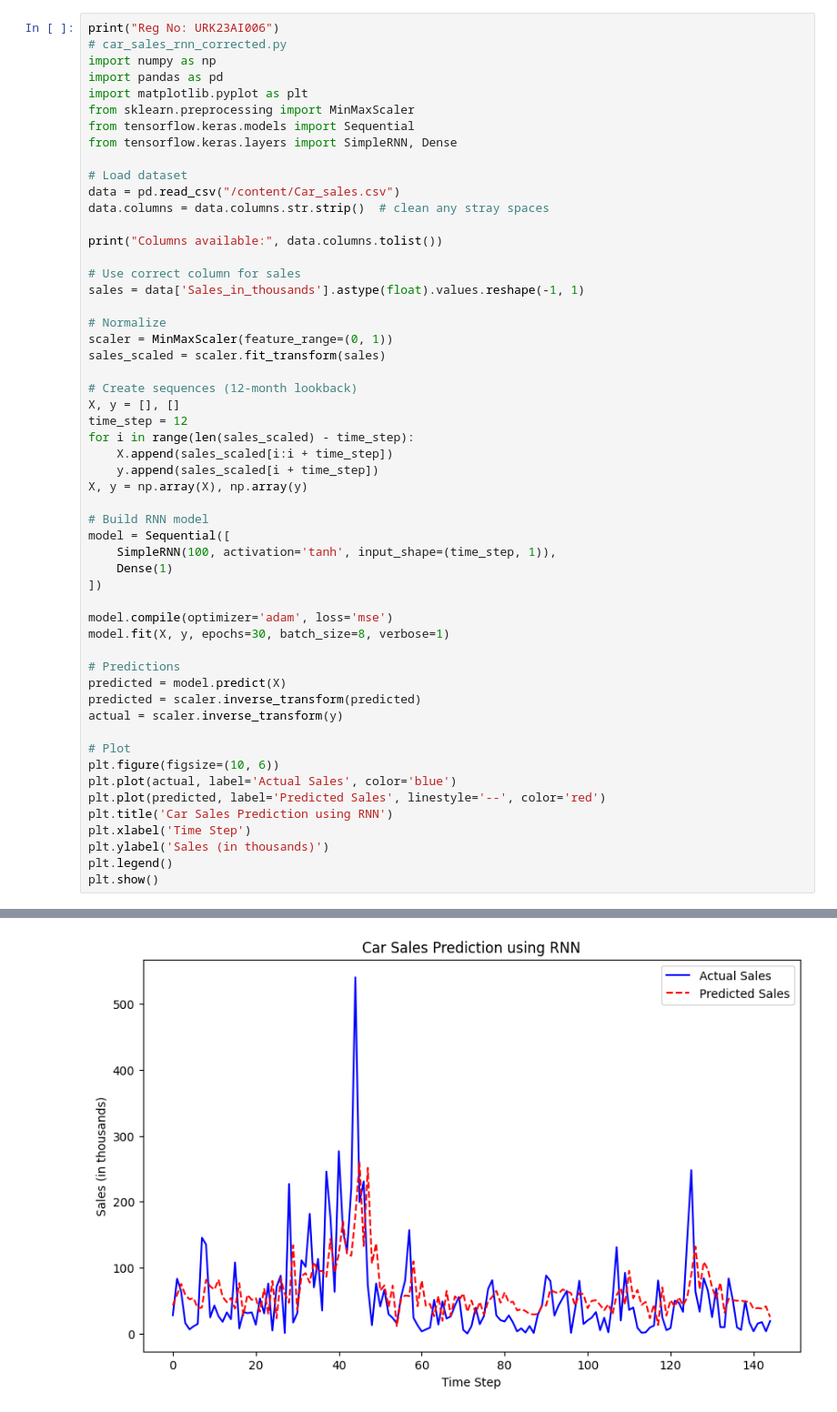
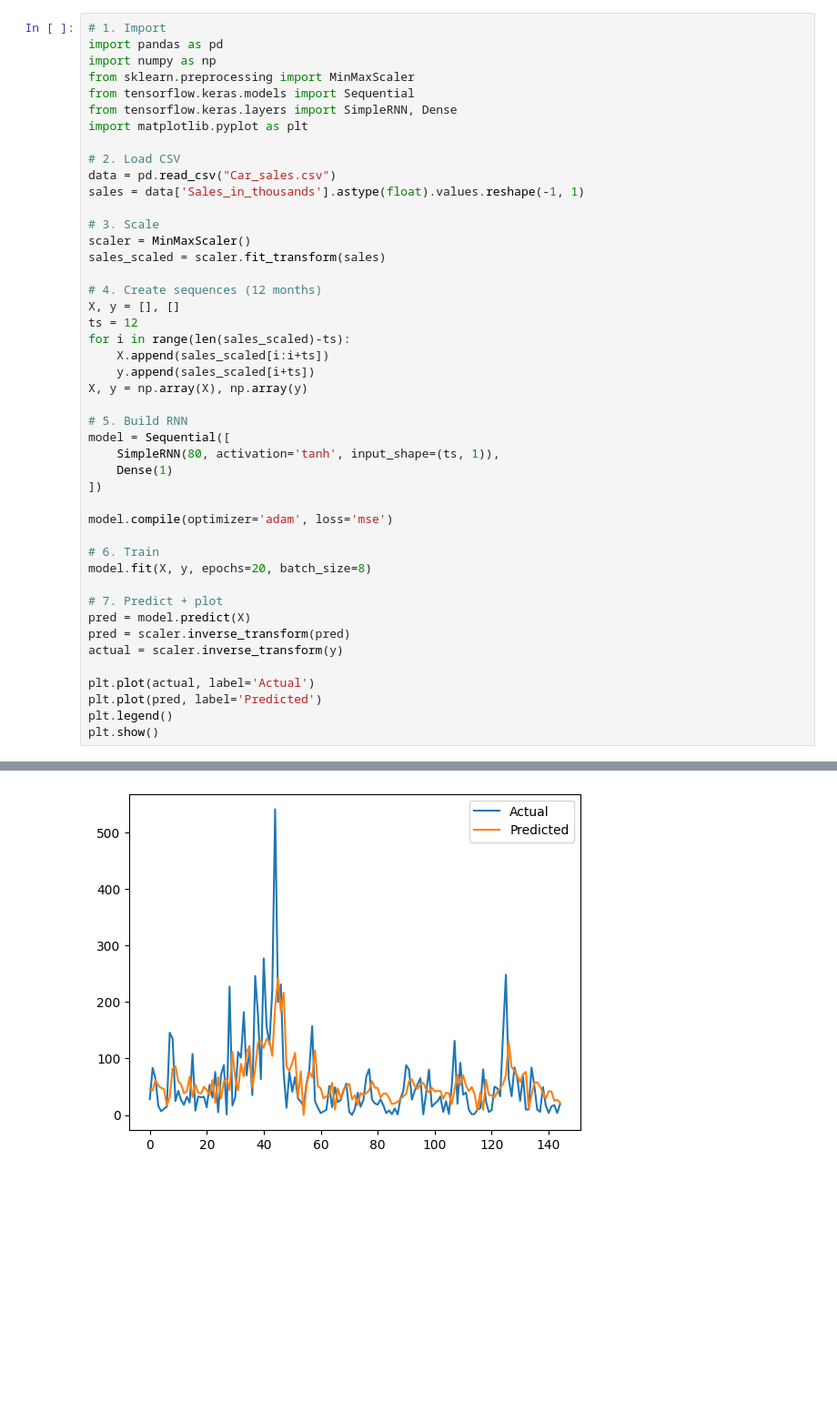
Before and after one commit to MSG-Mutual-Support-to-Grow/Deep_Learning_Lab, a Jupyter notebook: DL_EX5.ipynb, the cells around one changed output, grey strips where cells are left out. Shown: that part at 91% size. Cells and saved outputs as stored; diff of their text form; blank space fills up the shorter version.

```diff
--- a/DL_EX5.ipynb
+++ b/DL_EX5.ipynb
@@ -79,55 +48,46 @@ Epoch 20/20
 # %%
-print("Reg No: URK23AI006")
-# car_sales_rnn_corrected.py
+# 1. Import
+import pandas as pd
 import numpy as np
-import pandas as pd
-import matplotlib.pyplot as plt
 from sklearn.preprocessing import MinMaxScaler
 from tensorflow.keras.models import Sequential
 from tensorflow.keras.layers import SimpleRNN, Dense
+import matplotlib.pyplot as plt
 
-# Load dataset
-data = pd.read_csv("/content/Car_sales.csv")
-data.columns = data.columns.str.strip()  # clean any stray spaces
-
-print("Columns available:", data.columns.tolist())
-
-# Use correct column for sales
+# 2. Load CSV
+data = pd.read_csv("Car_sales.csv")
 sales = data['Sales_in_thousands'].astype(float).values.reshape(-1, 1)
 
-# Normalize
-scaler = MinMaxScaler(feature_range=(0, 1))
+# 3. Scale
+scaler = MinMaxScaler()
 sales_scaled = scaler.fit_transform(sales)
 
-# Create sequences (12-month lookback)
+# 4. Create sequences (12 months)
 X, y = [], []
-time_step = 12
-for i in range(len(sales_scaled) - time_step):
-    X.append(sales_scaled[i:i + time_step])
-    y.append(sales_scaled[i + time_step])
+ts = 12
+for i in range(len(sales_scaled)-ts):
+    X.append(sales_scaled[i:i+ts])
+    y.append(sales_scaled[i+ts])
 X, y = np.array(X), np.array(y)
 
-# Build RNN model
+# 5. Build RNN
 model = Sequential([
-    SimpleRNN(100, activation='tanh', input_shape=(time_step, 1)),
+    SimpleRNN(80, activation='tanh', input_shape=(ts, 1)),
     Dense(1)
 ])
 
 model.compile(optimizer='adam', loss='mse')
-model.fit(X, y, epochs=30, batch_size=8, verbose=1)
 
-# Predictions
-predicted = model.predict(X)
-predicted = scaler.inverse_transform(predicted)
+# 6. Train
+model.fit(X, y, epochs=20, batch_size=8)
+
+# 7. Predict + plot
+pred = model.predict(X)
+pred = scaler.inverse_transform(pred)
 actual = scaler.inverse_transform(y)
 
-# Plot
-plt.figure(figsize=(10, 6))
-plt.plot(actual, label='Actual Sales', color='blue')
-plt.plot(predicted, label='Predicted Sales', linestyle='--', color='red')
-plt.title('Car Sales Prediction using RNN')
-plt.xlabel('Time Step')
-plt.ylabel('Sales (in thousands)')
+plt.plot(actual, label='Actual')
+plt.plot(pred, label='Predicted')
 plt.legend()
 plt.show()
 # %% [output]
@@ -154,2 +112,2 @@ Epoch 30/30
-[figure, old version]
+[figure, new version]
 # %%
```
Also changed, not shown: parts of 3 cells of this notebook, 2 other files.
